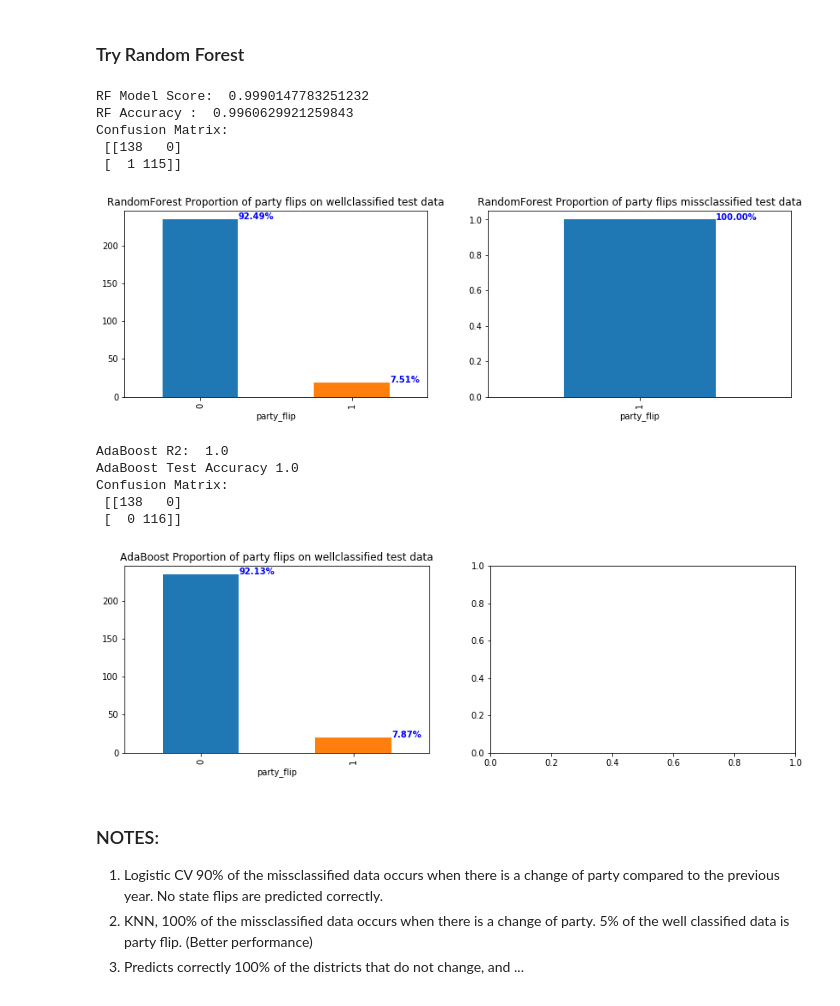
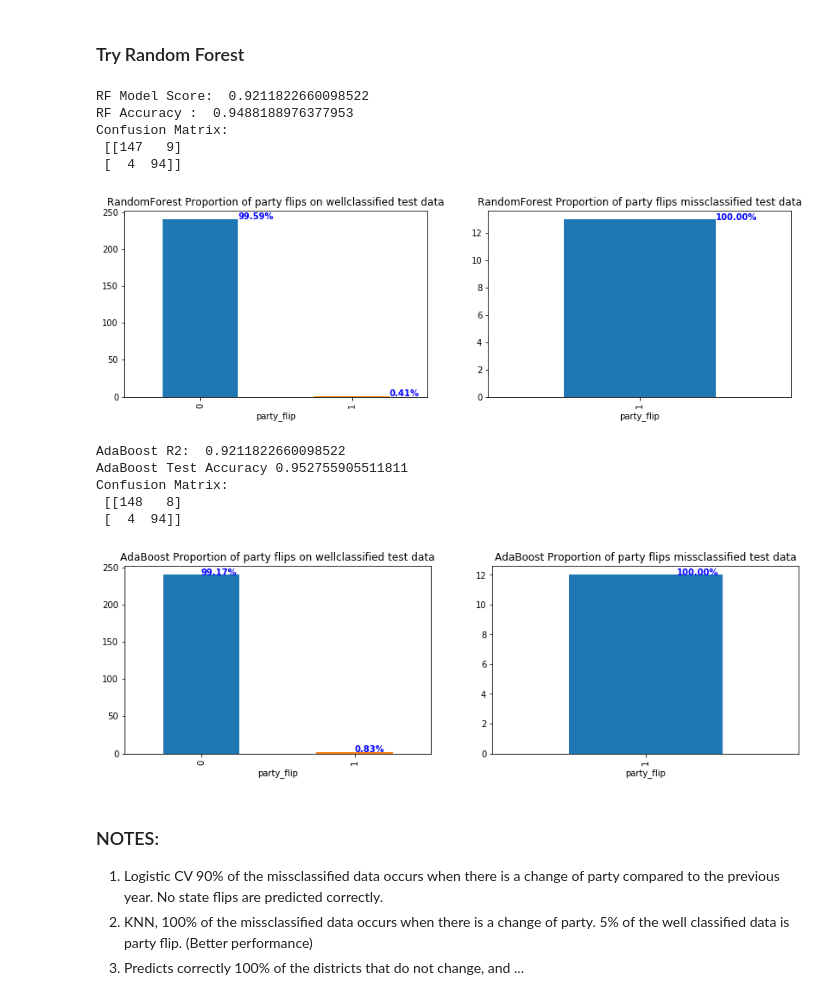
Before and after one commit to WildTangles/ac209a_project, a Jupyter notebook: Baseline_Model.ipynb, the cells around one changed output. Drawn from its saved outputs; the diff is of its cells as text; code cells hidden in the pictures.

```diff
--- a/Baseline_Model.ipynb
+++ b/Baseline_Model.ipynb
@@ -57,9 +59,7 @@ See the caveats in the documentation: http://pandas.pydata.org/pandas-docs/stabl
 [figure]
 # %%
 #split data into train and test and verify the distribution of party flips
-
-train_data, test_data = train_test_split(small_dataset, test_size=.2, \
-                        stratify=small_dataset.party_flip,random_state=209)
+train_data, test_data = train_test_split(small_dataset, test_size=.2,random_state=209)
 
 #response variable
 y_train=train_data["dem_win"]
@@ -138,17 +138,17 @@ Confusion Matrix:
 ### Try KNN
 # %%
 #Try KNN
-k_values =[1,3,5,10,25,100,500]
+k_values =[1,3,5,10,25,100,500,1000]
 k_score = []
 k_test_accuracy =[]
 k_models =[]
 
 for i in k_values:
     knn_model = KNeighborsClassifier(n_neighbors=i,n_jobs=4)
-    knn_model.fit(X_train,y_train)
+    knn_model.fit(X_train[X_train.columns.difference(["party_flip"])],y_train)
     k_models.append(knn_model)
-    k_score.append(knn_model.score(X_train,y_train))
-    y_pred_test = knn_model.predict(X_test)
+    k_score.append(knn_model.score(X_train[X_train.columns.difference(["party_flip"])],y_train))
+    y_pred_test = knn_model.predict(X_test[X_test.columns.difference(["party_flip"])])
     k_test_accuracy.append(accuracy_score(y_test,y_pred_test))
 
 fig, ax = plt.subplots(1,2, figsize=(10,4))
@@ -170,11 +170,12 @@ print("\n")
 #looking at the missclassifications with logisticRegressionCV
 
 knn_model = KNeighborsClassifier(n_neighbors=1,n_jobs=4)
-knn_model.fit(X_train,y_train)
-y_pred_test = knn_model.predict(X_test)
+knn_model.fit(X_train[X_train.columns.difference(["party_flip"])],y_train)
+y_pred_test = knn_model.predict(X_test[X_test.columns.difference(["party_flip"])])
 
 
-print("\n1 KNN R2score :",knn_model.score(X_train,y_train))
+print("\n1 KNN R2score :",\
+      knn_model.score(X_train[X_train.columns.difference(["party_flip"])],y_train))
 print("1 KNN Test Accuracy: ",accuracy_score(y_test,y_pred_test))
 print("Confusion Matrix knn-1: \n",confusion_matrix(y_test,y_pred_test))
 
@@ -208,9 +209,9 @@ Confusion Matrix knn-1:
 ### Try Random Forest
 # %%
 rf_model = RandomForestClassifier(n_jobs=4,random_state=209)
-rf_model.fit(X_train,y_train)
-print("\nRF Model Score: ",rf_model.score(X_train,y_train))
-y_pred_test = rf_model.predict(X_test,)
+rf_model.fit(X_train[X_train.columns.difference(["party_flip"])],y_train)
+print("\nRF Model Score: ",rf_model.score(X_train[X_train.columns.difference(["party_flip"])],y_train))
+y_pred_test = rf_model.predict(X_test[X_test.columns.difference(["party_flip"])])
 print("RF Accuracy : ",accuracy_score(y_test,y_pred_test))
 
 print("Confusion Matrix: \n",confusion_matrix(y_test,y_pred_test))
@@ -234,46 +235,46 @@ for name, group in (miss_class_df.groupby('party_flip')['party_flip']):
     ax[1].text(int(name)-.75, group.count() +0, \
     '{0:.2f}'.format(group.count()/miss_class_df.shape[0]*100)+'%', color='blue', fontweight='bold')
 # %% [output]
-RF Model Score:  0.9990147783251232
-RF Accuracy :  0.9960629921259843
+RF Model Score:  0.9211822660098522
+RF Accuracy :  0.9488188976377953
 Confusion Matrix:
- [[138   0]
- [  1 115]]
+ [[147   9]
+ [  4  94]]
-[figure, old version]
+[figure, new version]
 # %%
 #Boosting
 
 adaBoost_model = AdaBoostClassifier(DecisionTreeClassifier(max_depth=2))
-adaBoost_model.fit(X_train,y_train)
-y_pred_test = adaBoost_model.predict(X_test)
+adaBoost_model.fit(X_train[X_train.columns.difference(["party_flip"])],y_train)
+y_pred_test = adaBoost_model.predict(X_test[X_test.columns.difference(["party_flip"])])
 
-print("\nAdaBoost R2: ", adaBoost_model.score(X_train,y_train))
+print("\nAdaBoost R2: ", adaBoost_model.score(X_train[X_train.columns.difference(["party_flip"])],y_train))
 print("AdaBoost Test Accuracy", accuracy_score(y_test,y_pred_test))
 
-#miss_class_df = X_test[y_test != y_pred_test]
+miss_class_df = X_test[y_test != y_pred_test]
 good_class_df = X_test[y_test == y_pred_test]
 
 #plot the flips and non flips for each data
 fig, ax = plt.subplots(1,2, figsize=(14,4))
 ax[0].set_title('AdaBoost Proportion of party flips on wellclassified test data')
-#ax[1].set_title('AdaBoost Proportion of party flips missclassified test data')
+ax[1].set_title('AdaBoost Proportion of party flips missclassified test data')
 
 good_class_df.groupby('party_flip')['party_flip'].count().plot.bar(ax=ax[0])
-#miss_class_df.groupby('party_flip')['party_flip'].count().plot.bar(ax=ax[1])
+miss_class_df.groupby('party_flip')['party_flip'].count().plot.bar(ax=ax[1])
 
 for name, group in (good_class_df.groupby('party_flip')['party_flip']):
-    ax[0].text(int(name)+.25, group.count() + .25, \
+    ax[0].text(int(name)+0, group.count() + 0, \
     '{0:.2f}'.format(group.count()/good_class_df.shape[0]*100)+'%', color='blue', fontweight='bold')
 
-#for name, group in (miss_class_df.groupby('party_flip')['party_flip']):
-#    ax[1].text(int(name)+.0, group.count() +0, \
-#    '{0:.2f}'.format(group.count()/miss_class_df.shape[0]*100)+'%', color='blue', fontweight='bold')
+for name, group in (miss_class_df.groupby('party_flip')['party_flip']):
+    ax[1].text(int(name)-.90, group.count() +0, \
+    '{0:.2f}'.format(group.count()/miss_class_df.shape[0]*100)+'%', color='blue', fontweight='bold')
 
 print("Confusion Matrix: \n",confusion_matrix(y_test,y_pred_test))
 # %% [output]
-AdaBoost R2:  1.0
-AdaBoost Test Accuracy 1.0
+AdaBoost R2:  0.9211822660098522
+AdaBoost Test Accuracy 0.952755905511811
 Confusion Matrix:
- [[138   0]
- [  0 116]]
+ [[148   8]
+ [  4  94]]
-[figure, old version]
+[figure, new version]
```
Also changed, not shown: parts of 8 cells of this notebook.
